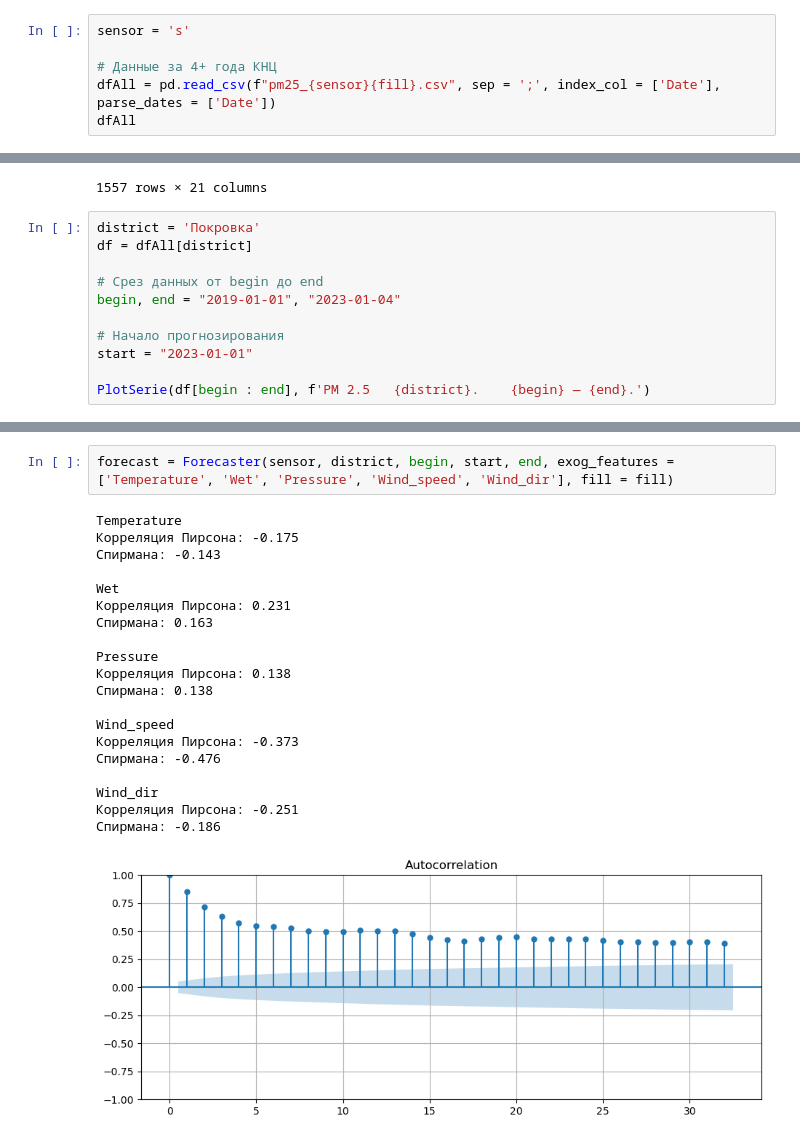
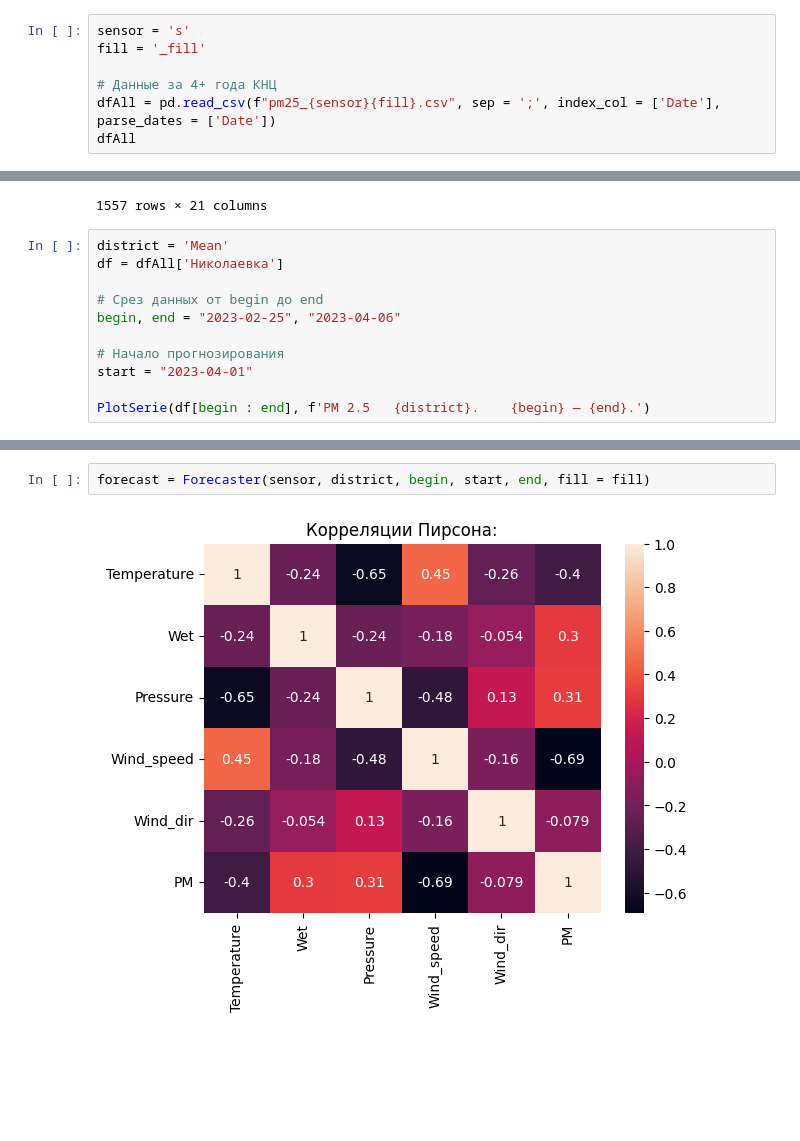
Before and after one commit to Nikita-Lev/Forecasting-PM-2.5-in-the-atmosphere-of-Krasnoyarsk, a Jupyter notebook: Прогнозирование_суточно.ipynb, the cells around one changed output, grey strips where cells are left out. Drawn from its saved outputs; the diff is of its cells as text; blank space fills up the shorter version.

```diff
--- a/Прогнозирование_суточно.ipynb
+++ b/Прогнозирование_суточно.ipynb
@@ -5,6 +9,7 @@ s - КНЦ
 m - Министерство
 # %%
 sensor = 's'
+fill = '_fill'
 
 # Данные за 4+ года КНЦ
 dfAll = pd.read_csv(f"pm25_{sensor}{fill}.csv", sep = ';', index_col = ['Date'], parse_dates = ['Date'])
@@ -25,14 +30,14 @@ dfAll
 | 2023-04-06 | 2.84 | NaN | 16.73 | 11.34 | 4.01 | 29.38 | 3.17 | 10.13 | ... |
 1557 rows × 21 columns
 # %%
-district = 'Покровка'
-df = dfAll[district]
+district = 'Mean'
+df = dfAll['Николаевка']
 
 # Срез данных от begin до end
-begin, end = "2019-01-01", "2023-01-04"
+begin, end = "2023-02-25", "2023-04-06"
 
 # Начало прогнозирования
-start = "2023-01-01"
+start = "2023-04-01"
 
 PlotSerie(df[begin : end], f'PM 2.5   {district}.    {begin} — {end}.')
 # %% [output]
@@ -40,23 +45,4 @@ PlotSerie(df[begin : end], f'PM 2.5   {district}.    {begin} — {end}.')
 # %%
-forecast = Forecaster(sensor, district, begin, start, end, exog_features = ['Temperature', 'Wet', 'Pressure', 'Wind_speed', 'Wind_dir'], fill = fill)
+forecast = Forecaster(sensor, district, begin, start, end, fill = fill)
 # %% [output]
-Temperature
-Корреляция Пирсона: -0.175
-Спирмана: -0.143
-
-Wet
-Корреляция Пирсона: 0.231
-Спирмана: 0.163
-
-Pressure
-Корреляция Пирсона: 0.138
-Спирмана: 0.138
-
-Wind_speed
-Корреляция Пирсона: -0.373
-Спирмана: -0.476
-
-Wind_dir
-Корреляция Пирсона: -0.251
-Спирмана: -0.186
-[figure, old version]
+[figure, new version]
```
Also changed, not shown: parts of 4 cells of this notebook, 1 other file.
